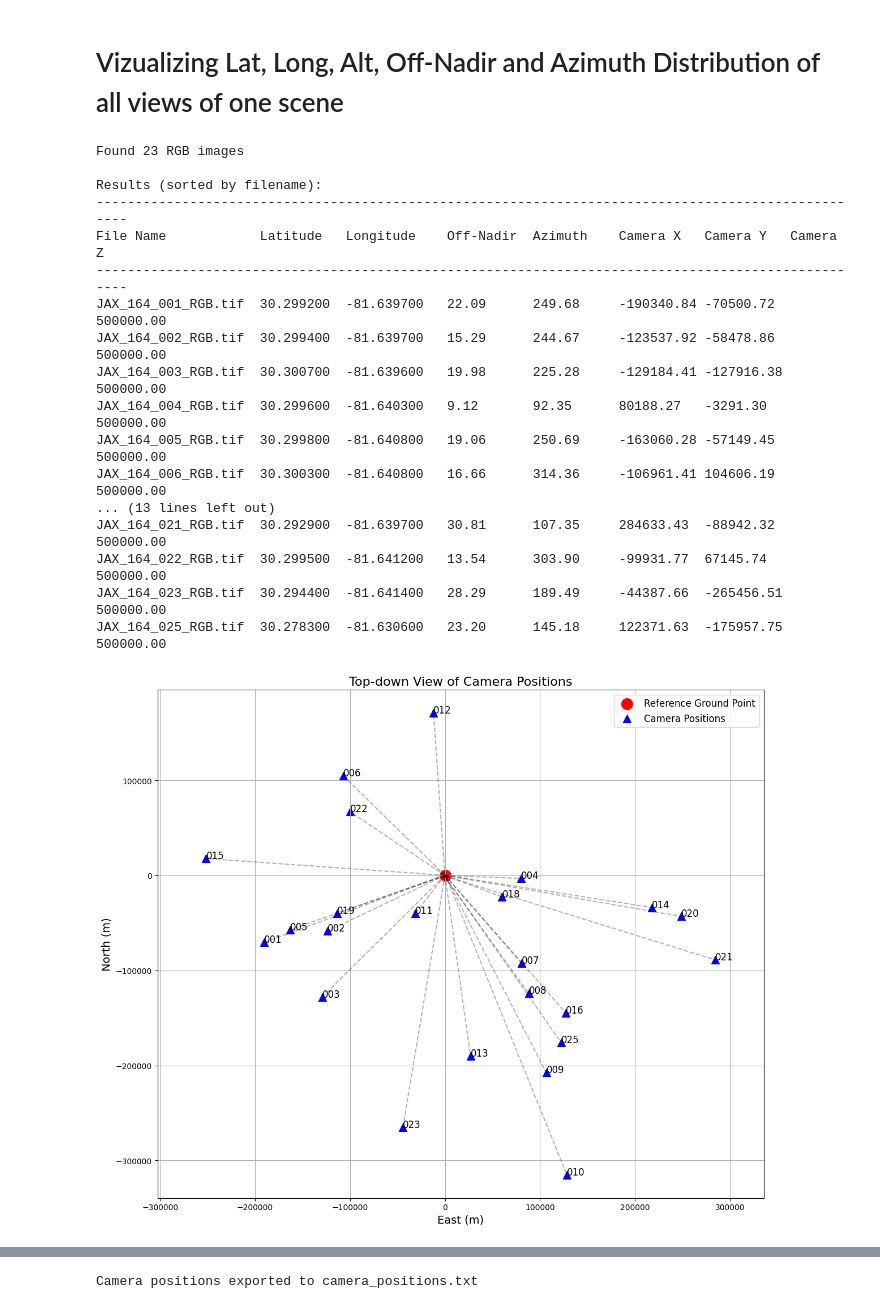
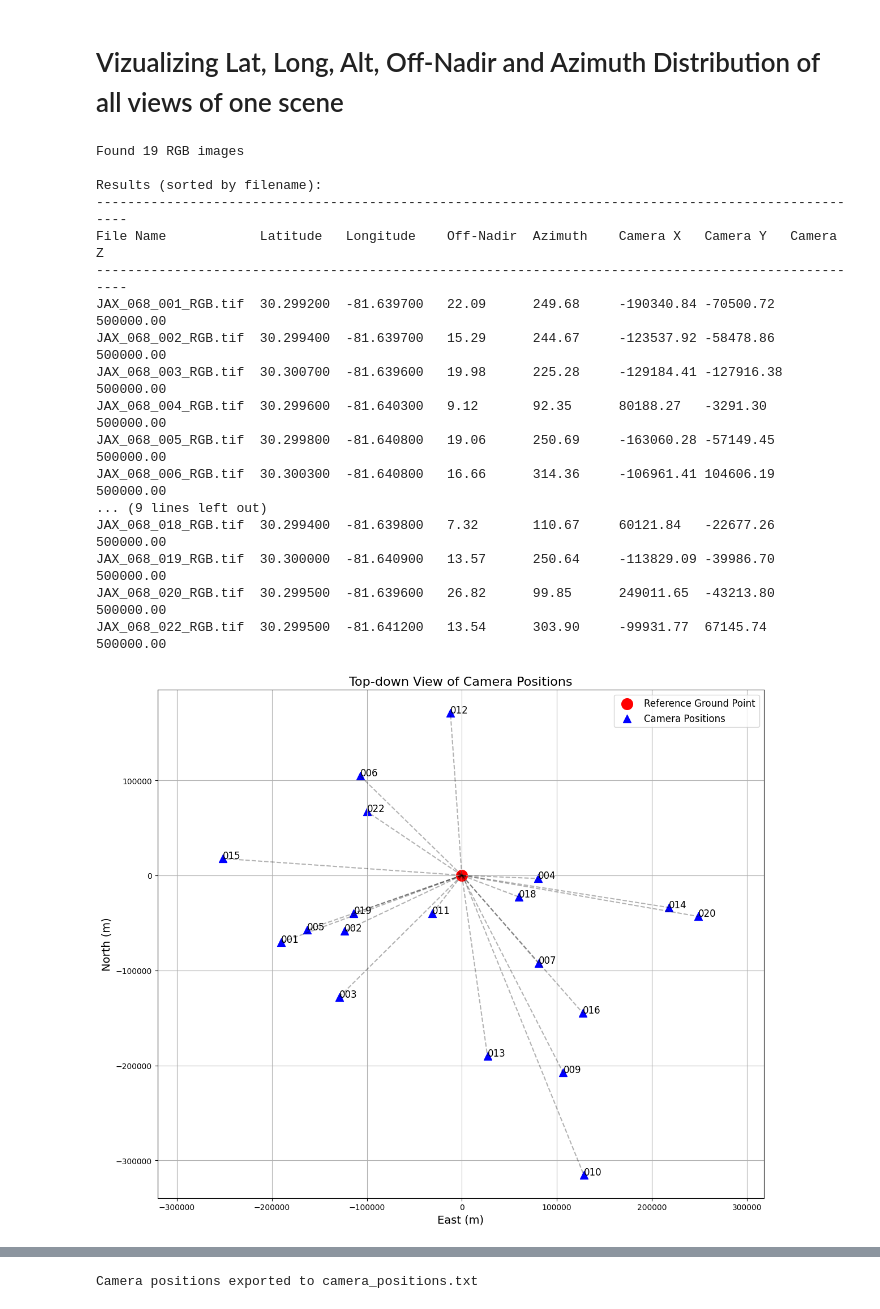
Before and after one commit to JakobMichaelGollreiter/3d-gaussian-splatting-satellite-images, a Jupyter notebook: best_worest_views.ipynb, the cells around one changed output, grey strips where cells are left out. Saved outputs shown, nothing was run; the diff lists cells and outputs as text; code cells hidden in the pictures.

```diff
--- a/best_worest_views.ipynb
+++ b/best_worest_views.ipynb
@@ -408,44 +408,44 @@ def visualize_camera_positions_multi_angle(results, ref_lat, ref_lon, ref_alt):
     plt.savefig('camera_positions_3d_angle3.png', dpi=300)
     plt.show()
 
     return fig
 
 # Main execution
 if __name__ == "__main__":
     # Process all RGB images in the folder
     RGB_folder = "Track3-RGB-1"
-    results, ref_lat, ref_lon, ref_alt = process_multiple_images(RGB_folder, "JAX_164_*.tif")
+    results, ref_lat, ref_lon, ref_alt = process_multiple_images(RGB_folder, "JAX_068_*.tif")
 
     # Visualize camera positions from multiple angles
     if results:
         visualize_camera_positions_multi_angle(results, ref_lat, ref_lon, ref_alt)
 
         # Export camera positions to a text file (useful for 3D reconstruction software)
         with open('camera_positions.txt', 'w') as f:
             f.write("# Camera positions for 3D reconstruction\n")
             f.write("# Format: image_id,x,y,z,off_nadir,azimuth\n")
 
             for r in results:
                 view_number = os.path.basename(r['file_name']).split('_')[2]
                 f.write(f"{view_number},{r['camera_x']:.2f},{r['camera_y']:.2f},{r['camera_z']:.2f},{r['off_nadir_angle']:.2f},{r['azimuth']:.2f}\n")
 
         print("\nCamera positions exported to camera_positions.txt")
 # %% [output]
-Found 23 RGB images
+Found 19 RGB images
 
 Results (sorted by filename):
 ----------------------------------------------------------------------------------------------------
 File Name            Latitude   Longitude    Off-Nadir  Azimuth    Camera X   Camera Y   Camera Z
 ----------------------------------------------------------------------------------------------------
-JAX_164_001_RGB.tif  30.299200  -81.639700   22.09      249.68     -190340.84 -70500.72  500000.00
-JAX_164_002_RGB.tif  30.299400  -81.639700   15.29      244.67     -123537.92 -58478.86  500000.00
-JAX_164_003_RGB.tif  30.300700  -81.639600   19.98      225.28     -129184.41 -127916.38 500000.00
-JAX_164_004_RGB.tif  30.299600  -81.640300   9.12       92.35      80188.27   -3291.30   500000.00
-JAX_164_005_RGB.tif  30.299800  -81.640800   19.06      250.69     -163060.28 -57149.45  500000.00
-JAX_164_006_RGB.tif  30.300300  -81.640800   16.66      314.36     -106961.41 104606.19  500000.00
-... (13 lines left out)
-JAX_164_021_RGB.tif  30.292900  -81.639700   30.81      107.35     284633.43  -88942.32  500000.00
-JAX_164_022_RGB.tif  30.299500  -81.641200   13.54      303.90     -99931.77  67145.74   500000.00
-JAX_164_023_RGB.tif  30.294400  -81.641400   28.29      189.49     -44387.66  -265456.51 500000.00
-JAX_164_025_RGB.tif  30.278300  -81.630600   23.20      145.18     122371.63  -175957.75 500000.00
+JAX_068_001_RGB.tif  30.299200  -81.639700   22.09      249.68     -190340.84 -70500.72  500000.00
+JAX_068_002_RGB.tif  30.299400  -81.639700   15.29      244.67     -123537.92 -58478.86  500000.00
+JAX_068_003_RGB.tif  30.300700  -81.639600   19.98      225.28     -129184.41 -127916.38 500000.00
+JAX_068_004_RGB.tif  30.299600  -81.640300   9.12       92.35      80188.27   -3291.30   500000.00
+JAX_068_005_RGB.tif  30.299800  -81.640800   19.06      250.69     -163060.28 -57149.45  500000.00
+JAX_068_006_RGB.tif  30.300300  -81.640800   16.66      314.36     -106961.41 104606.19  500000.00
+... (9 lines left out)
+JAX_068_018_RGB.tif  30.299400  -81.639800   7.32       110.67     60121.84   -22677.26  500000.00
+JAX_068_019_RGB.tif  30.300000  -81.640900   13.57      250.64     -113829.09 -39986.70  500000.00
+JAX_068_020_RGB.tif  30.299500  -81.639600   26.82      99.85      249011.65  -43213.80  500000.00
+JAX_068_022_RGB.tif  30.299500  -81.641200   13.54      303.90     -99931.77  67145.74   500000.00
-[figure, old version]
+[figure, new version]
```
Also changed, not shown: parts of 2 cells of this notebook.
